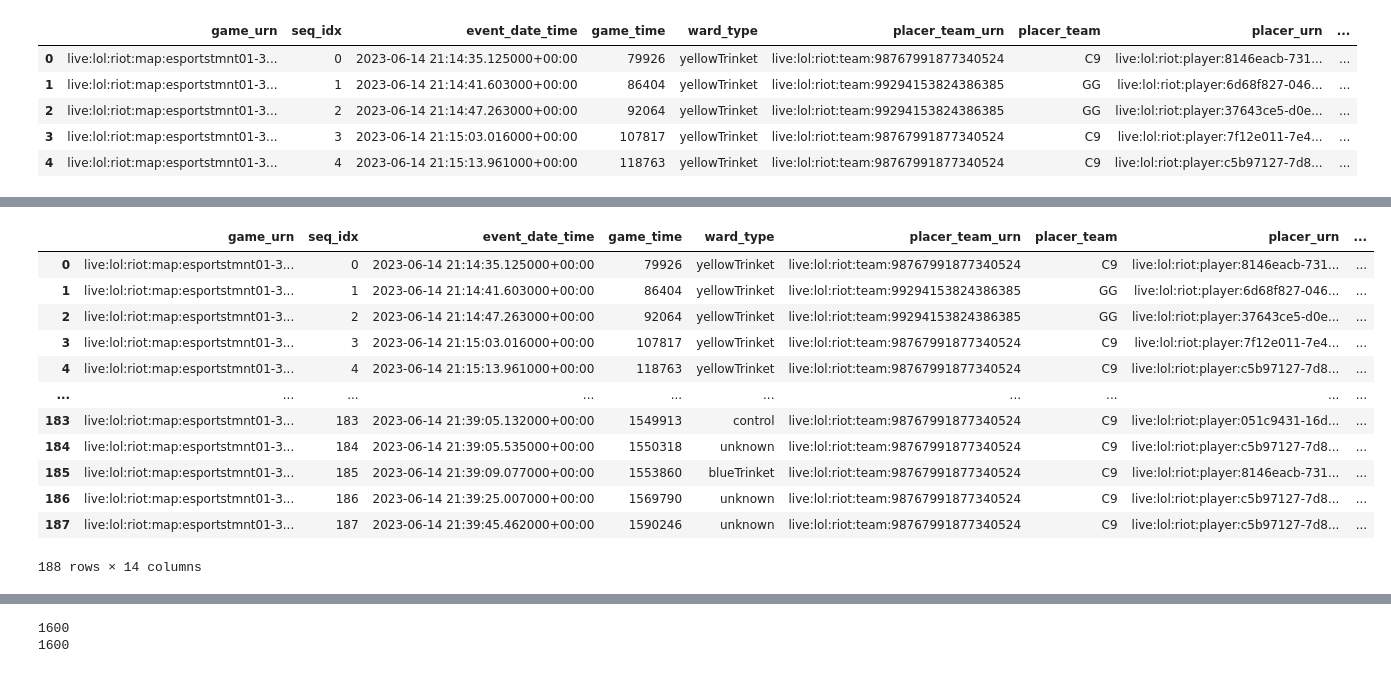
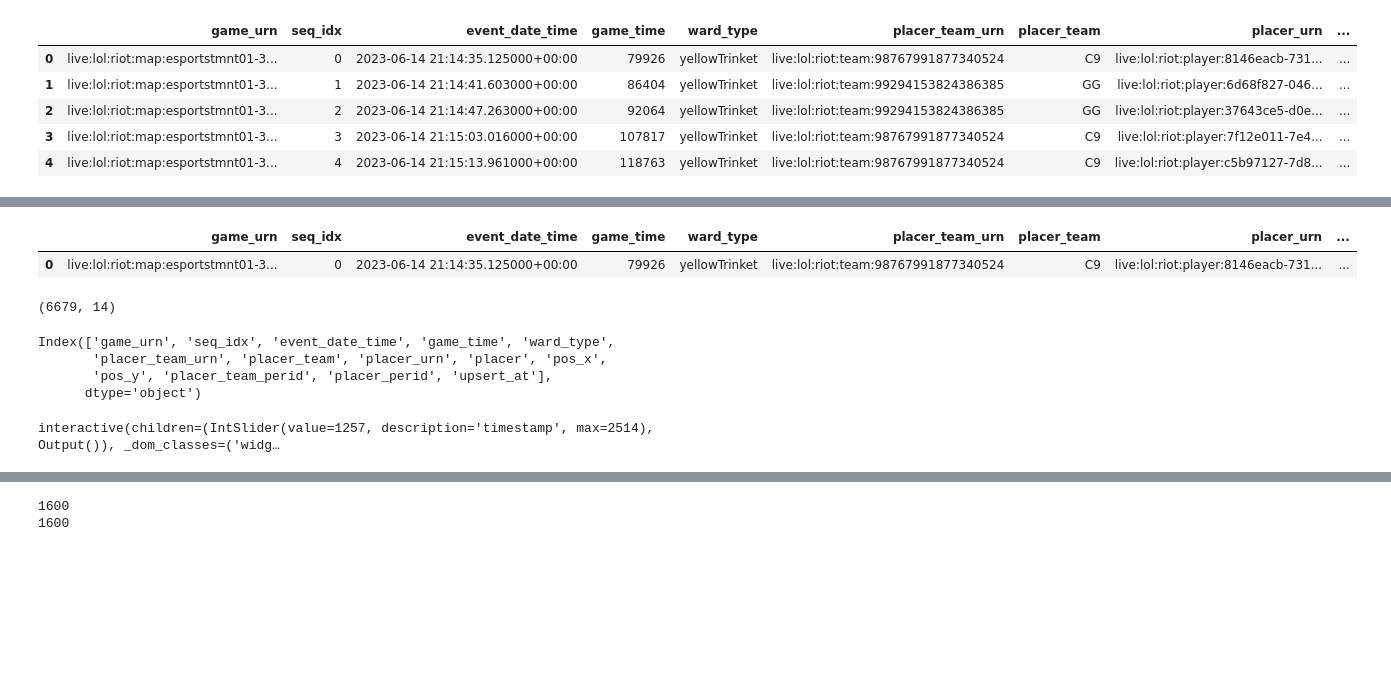
Before and after one commit to Ethan-Shapiro/EG-Rats-Analysis, a Jupyter notebook: EDA.ipynb, the cells around one changed output, grey strips where cells are left out. Cells and saved outputs as stored; diff of their text form; code cells hidden in the pictures; blank space fills up the shorter version.

```diff
--- a/EDA.ipynb
+++ b/EDA.ipynb
@@ -182,18 +184,7 @@ test_game = 'live:lol:riot:map:esportstmnt01-3373466'
 # %%
 all_wards = wards[wards['game_urn'] == test_game]
 # %%
-all_wards
+all_wards.head(1)
 # %% [output]
 |  | game_urn | seq_idx | event_date_time | game_time | ward_type | placer_team_urn | placer_team | placer_urn | ... |
 | 0 | live:lol:riot:map:esportstmnt01-3... | 0 | 2023-06-14 21:14:35.125000+00:00 | 79926 | yellowTrinket | live:lol:riot:team:98767991877340524 | C9 | live:lol:riot:player:8146eacb-731... | ... |
-| 1 | live:lol:riot:map:esportstmnt01-3... | 1 | 2023-06-14 21:14:41.603000+00:00 | 86404 | yellowTrinket | live:lol:riot:team:99294153824386385 | GG | live:lol:riot:player:6d68f827-046... | ... |
-| 2 | live:lol:riot:map:esportstmnt01-3... | 2 | 2023-06-14 21:14:47.263000+00:00 | 92064 | yellowTrinket | live:lol:riot:team:99294153824386385 | GG | live:lol:riot:player:37643ce5-d0e... | ... |
-| 3 | live:lol:riot:map:esportstmnt01-3... | 3 | 2023-06-14 21:15:03.016000+00:00 | 107817 | yellowTrinket | live:lol:riot:team:98767991877340524 | C9 | live:lol:riot:player:7f12e011-7e4... | ... |
-| 4 | live:lol:riot:map:esportstmnt01-3... | 4 | 2023-06-14 21:15:13.961000+00:00 | 118763 | yellowTrinket | live:lol:riot:team:98767991877340524 | C9 | live:lol:riot:player:c5b97127-7d8... | ... |
-| ... | ... | ... | ... | ... | ... | ... | ... | ... | ... |
-| 183 | live:lol:riot:map:esportstmnt01-3... | 183 | 2023-06-14 21:39:05.132000+00:00 | 1549913 | control | live:lol:riot:team:98767991877340524 | C9 | live:lol:riot:player:051c9431-16d... | ... |
-| 184 | live:lol:riot:map:esportstmnt01-3... | 184 | 2023-06-14 21:39:05.535000+00:00 | 1550318 | unknown | live:lol:riot:team:98767991877340524 | C9 | live:lol:riot:player:c5b97127-7d8... | ... |
-| 185 | live:lol:riot:map:esportstmnt01-3... | 185 | 2023-06-14 21:39:09.077000+00:00 | 1553860 | blueTrinket | live:lol:riot:team:98767991877340524 | C9 | live:lol:riot:player:8146eacb-731... | ... |
-| 186 | live:lol:riot:map:esportstmnt01-3... | 186 | 2023-06-14 21:39:25.007000+00:00 | 1569790 | unknown | live:lol:riot:team:98767991877340524 | C9 | live:lol:riot:player:c5b97127-7d8... | ... |
-| 187 | live:lol:riot:map:esportstmnt01-3... | 187 | 2023-06-14 21:39:45.462000+00:00 | 1590246 | unknown | live:lol:riot:team:98767991877340524 | C9 | live:lol:riot:player:c5b97127-7d8... | ... |
-188 rows × 14 columns
@@ -199,0 +193,11 @@ all_wards
+# %%
+C9_Wards.shape
+# %% [output]
+(6679, 14)
+# %%
+C9_Wards.columns
+# %% [output]
+Index(['game_urn', 'seq_idx', 'event_date_time', 'game_time', 'ward_type',
+       'placer_team_urn', 'placer_team', 'placer_urn', 'placer', 'pos_x',
+       'pos_y', 'placer_team_perid', 'placer_perid', 'upsert_at'],
+      dtype='object')
@@ -199,0 +206,38 @@ all_wards
+# %%
+# Load the image
+lol_map = plt.imread("minimap.png")
+
+def generate_heatmap(timestamp, ward_data):
+    # Set the dimensions of the LoL map for proper overlay
+    extent = [0, 16_000, 0, 16_000]  # replace max_x_value and max_y_value with the bounds of your game coordinates
+
+    # Filter data up to the given timestamp
+    relevant_data = ward_data[ward_data['game_time']//1000 <= timestamp]
+
+    # wards are only alive for 90 seconds
+    relevant_data = relevant_data[relevant_data['game_time']//1000 - timestamp > -90]
+
+    plt.figure(figsize=(10, 10))
+
+    # Display the map image
+    plt.imshow(lol_map, extent=extent)
+
+    # Generate heatmap
+    x_scale_factor = 1.075
+    y_scale_factor = 1.085
+    sns.kdeplot(x=relevant_data['pos_x']*x_scale_factor, y=relevant_data['pos_y']*y_scale_factor, cmap="BuPu", fill=True, thresh=0.2, alpha=0.6)
+
+    plt.title(f"Ward Positions at Time: {timestamp//60}min {timestamp%60}sec")
+    plt.xlabel('X Coordinate')
+    plt.ylabel('Y Coordinate')
+    plt.show()
+
+def interactive_heatmap(timestamp):
+    return generate_heatmap(timestamp, C9_Wards)
+
+widget = interactive(interactive_heatmap,
+                     timestamp=(0, C9_Wards['game_time'].max()//1000, 1))
+
+display(widget)
+# %% [output]
+interactive(children=(IntSlider(value=1257, description='timestamp', max=2514), Output()), _dom_classes=('widg…
```
Also changed, not shown: parts of 12 cells of this notebook, 26 other files.
